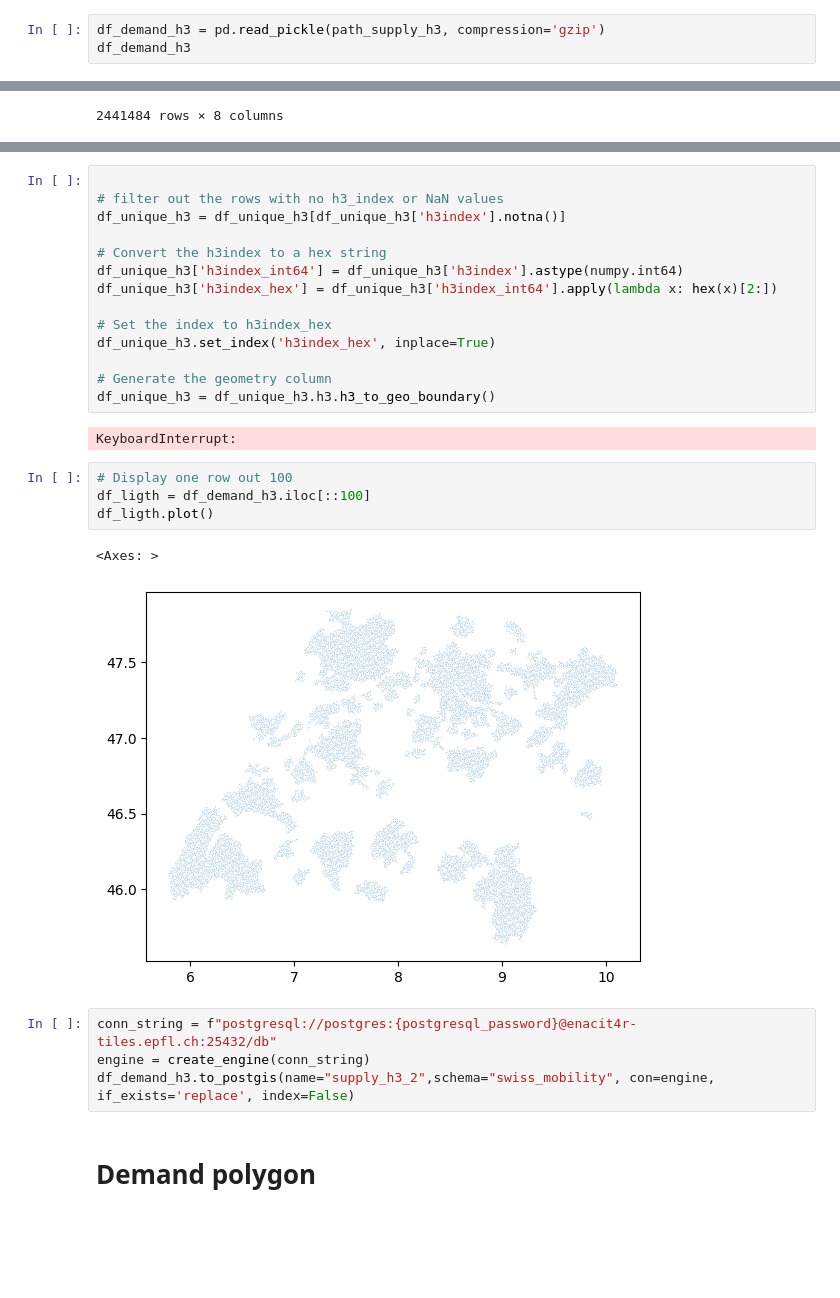
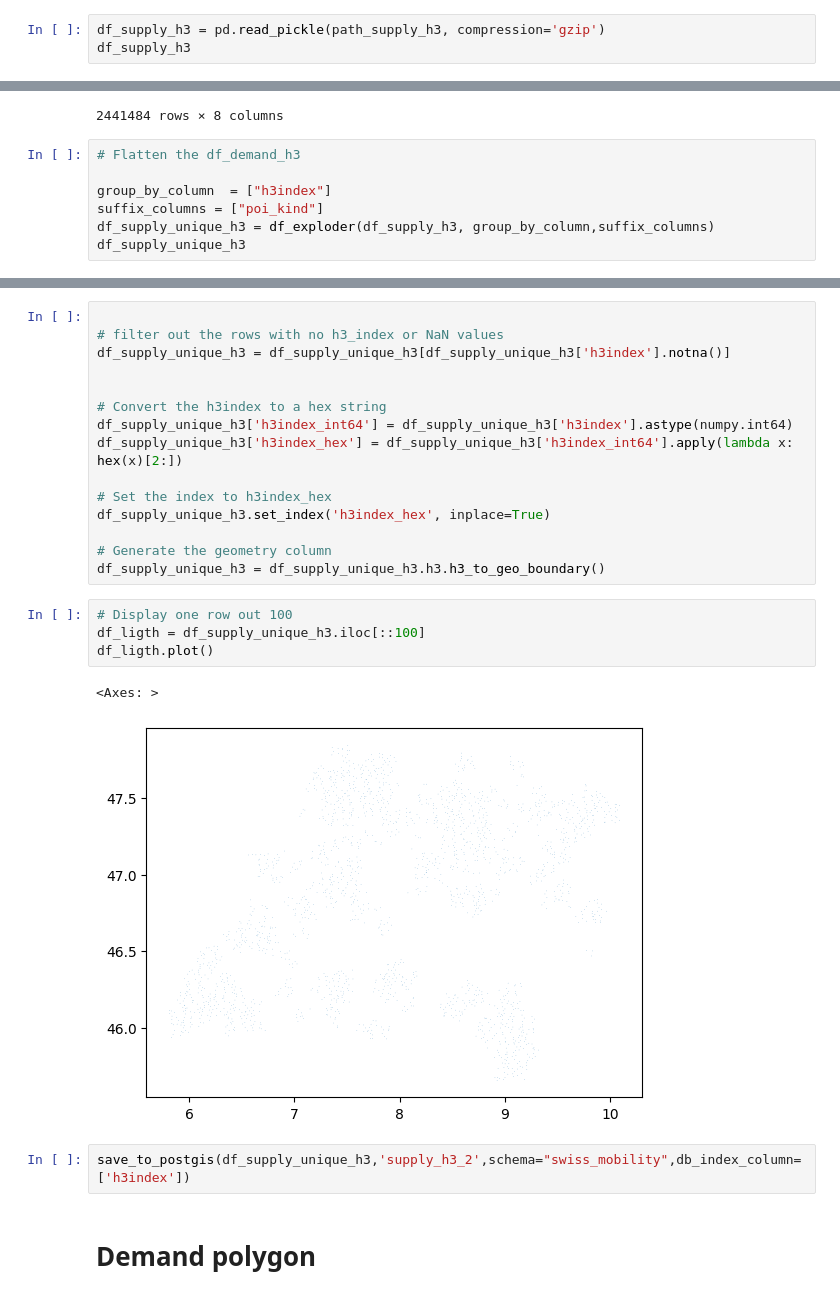
Before and after one commit to EPFL-ENAC/LASUR-swiss-proximity, a Jupyter notebook: data_processing/processing.ipynb, the cells around one changed output, grey strips where cells are left out. Drawn from its saved outputs; the diff is of its cells as text; blank space fills up the shorter version.

Commit message:
feat(data processing) : flatten all tables

```diff
--- a/data_processing/processing.ipynb
+++ b/data_processing/processing.ipynb
@@ -137,8 +136,8 @@ save_to_postgis(df_demand_unique_h3,'demand_h3_2',schema="swiss_mobility",db_ind
 # %% [markdown]
 # Load supply h3 data
 # %%
-df_demand_h3 = pd.read_pickle(path_supply_h3, compression='gzip')
-df_demand_h3
+df_supply_h3 = pd.read_pickle(path_supply_h3, compression='gzip')
+df_supply_h3
 # %% [output]
 |  | h3index | 1 | 2 | 3 | 4 | 5 | agglo | poi_kind |
 | 0 | 617547311843377151 | 2876 | 3348 | 5780 | 6486 | 6774 | Basel | All |
@@ -153,3 +152,10 @@ df_demand_h3
 | 2441482 | 617549354520018943 | 7000 | 7000 | 7000 | 7000 | 7000 | Brig Visp | Sport |
 | 2441483 | 617549354520018943 | 7000 | 7000 | 7000 | 7000 | 7000 | Brig Visp | Transport |
 2441484 rows × 8 columns
+# %%
+# Flatten the df_demand_h3
+
+group_by_column  = ["h3index"]
+suffix_columns = ["poi_kind"]
+df_supply_unique_h3 = df_exploder(df_supply_h3, group_by_column,suffix_columns)
+df_supply_unique_h3
@@ -156,30 +176,27 @@ df_demand_h3
 # %%
 
 # filter out the rows with no h3_index or NaN values
-df_unique_h3 = df_unique_h3[df_unique_h3['h3index'].notna()]
+df_supply_unique_h3 = df_supply_unique_h3[df_supply_unique_h3['h3index'].notna()]
+
 
 # Convert the h3index to a hex string
-df_unique_h3['h3index_int64'] = df_unique_h3['h3index'].astype(numpy.int64)
-df_unique_h3['h3index_hex'] = df_unique_h3['h3index_int64'].apply(lambda x: hex(x)[2:])
+df_supply_unique_h3['h3index_int64'] = df_supply_unique_h3['h3index'].astype(numpy.int64)
+df_supply_unique_h3['h3index_hex'] = df_supply_unique_h3['h3index_int64'].apply(lambda x: hex(x)[2:])
 
 # Set the index to h3index_hex
-df_unique_h3.set_index('h3index_hex', inplace=True)
+df_supply_unique_h3.set_index('h3index_hex', inplace=True)
 
 # Generate the geometry column
-df_unique_h3 = df_unique_h3.h3.h3_to_geo_boundary()
+df_supply_unique_h3 = df_supply_unique_h3.h3.h3_to_geo_boundary()
-# %% [output]
-KeyboardInterrupt:
 # %%
 # Display one row out 100
-df_ligth = df_demand_h3.iloc[::100]
+df_ligth = df_supply_unique_h3.iloc[::100]
 df_ligth.plot()
 # %% [output]
 <Axes: >
-[figure, old version]
+[figure, new version]
-# %%
-conn_string = f"postgresql://postgres:{postgresql_password}@enacit4r-tiles.epfl.ch:25432/db"
-engine = create_engine(conn_string)
-df_demand_h3.to_postgis(name="supply_h3_2",schema="swiss_mobility", con=engine, if_exists='replace', index=False)
+# %%
+save_to_postgis(df_supply_unique_h3,'supply_h3_2',schema="swiss_mobility",db_index_column=['h3index'])
 # %% [markdown]
 # Demand polygon
 # %%
```
Also changed, not shown: parts of 15 cells of this notebook.
